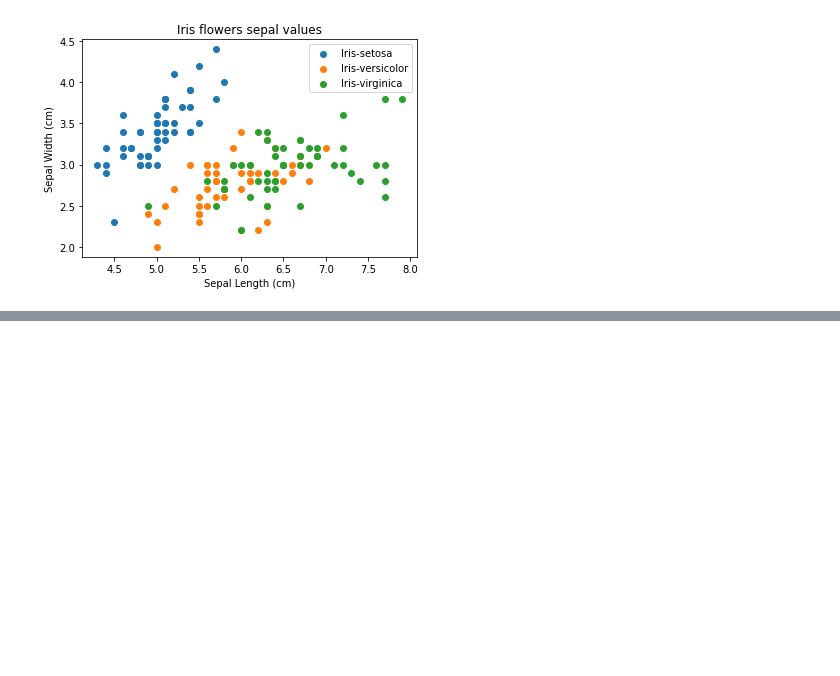
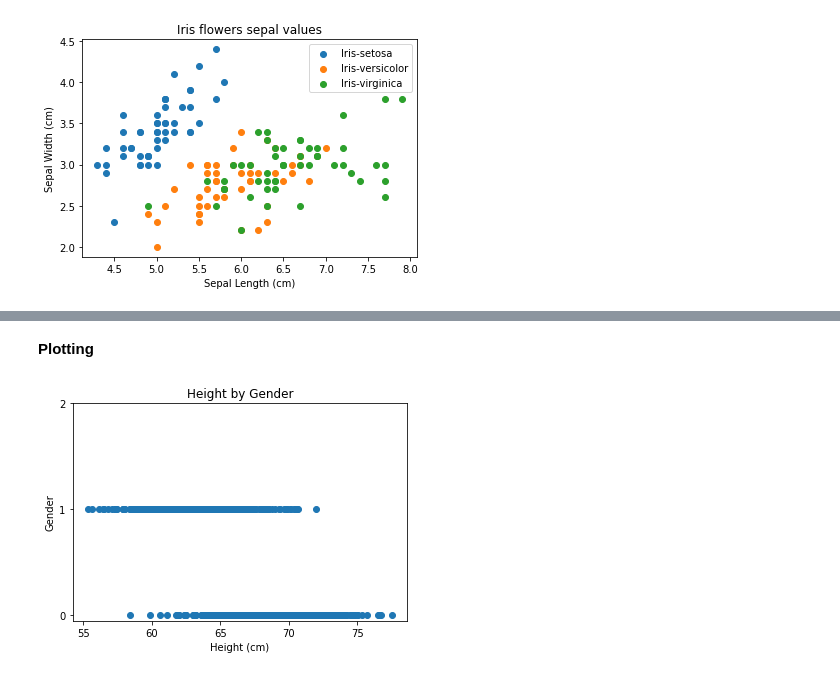
Before and after one commit to meg42/ML-Summer-School, a Jupyter notebook: AICore_SC_Lesson02.ipynb, the cells around one changed output, grey strips where cells are left out. Saved outputs shown, nothing was run; the diff lists cells and outputs as text; code cells hidden in the pictures; blank space fills up the shorter version.

Commit message:
Created using Colaboratory. Homework solution added.

```diff
--- a/AICore_SC_Lesson02.ipynb
+++ b/AICore_SC_Lesson02.ipynb
@@ -189,0 +189,6 @@ plt.show()
+# %%
+# Read the CSV file and store its data content in a variable
+df = pd.read_csv('/content/gdrive/My Drive/Colab Notebooks/data/Gender_Height_Weight_2.csv')
+
+# If I want to print or visualize the first rows of the table, I can use the head() function
+print(df.head(20))
@@ -189,0 +233,20 @@ plt.show()
+# %%
+# Converting the string-based 'Gender' values to a numerical equivalent. We will be using dictionaries.
+# Create the dictionaries to map the values
+gender_to_num = {
+    'Male' : 0,
+    'Female' : 1
+    }
+
+num_to_gender = {
+    0 : 'Male',
+    1 : 'Female'
+}
+
+# If the first known unique value of the feature 'Gender' is 'Male', then we know that the values are still strings.
+# If that happens, maps the string values to their numerical equivalent using dictionaries
+if df['Gender'].unique()[0] == 'Male':
+  df['Gender'] = df['Gender'].map(gender_to_num)
+
+# Visualize
+print(df.head(150))
@@ -189,0 +268,14 @@ plt.show()
+# %% [markdown]
+**Plotting**
+# %%
+# Plot the 'sepal_length' feature against the flower ‘class’
+plt.scatter(df['Height'], df['Gender'])
+
+# Add the required labels to the graph
+plt.xlabel('Height (cm)')
+plt.ylabel('Gender')
+plt.yticks(range(3))
+plt.title('Height by Gender')
+plt.show()
+# %% [output]
+[figure, added]
```
Also changed, not shown: parts of 8 cells of this notebook.
